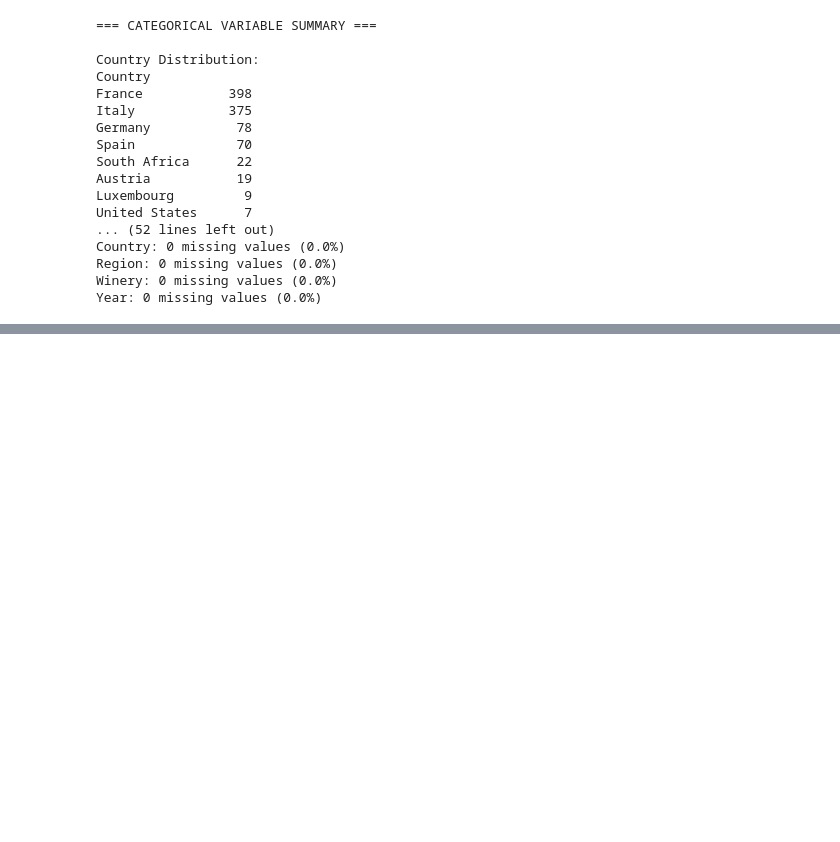
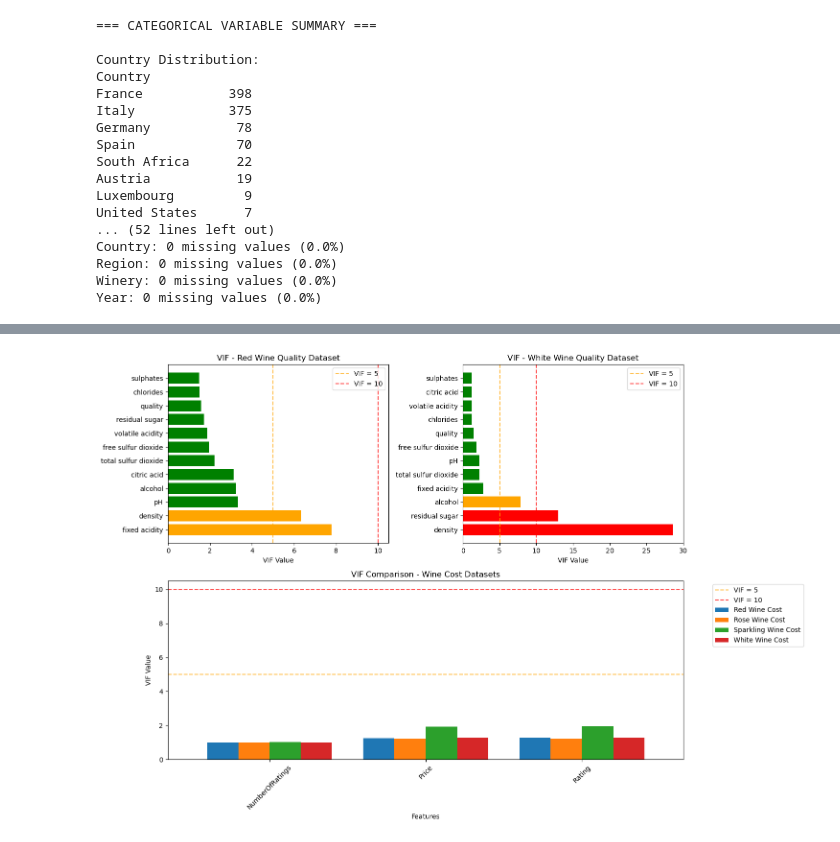
Before and after one commit to dylangeorg3/ENGG2112_Project, a Jupyter notebook: DatasetAnalysis.ipynb, the cells around one changed output, grey strips where cells are left out. Drawn from its saved outputs; the diff is of its cells as text; code cells hidden in the pictures; blank space fills up the shorter version.

Commit message:
Added VIF analysis
Analysis of feature correlation in datasets.

```diff
--- a/DatasetAnalysis.ipynb
+++ b/DatasetAnalysis.ipynb
@@ -957,0 +1040,11 @@ Year: 0 missing values (0.0%)
+# %%
+# White wine quality dataset
+white_numerical_cols = ['fixed acidity', 'volatile acidity', 'citric acid', 'residual sugar',
+                       'chlorides', 'free sulfur dioxide', 'total sulfur dioxide', 'density',
+                       'pH', 'sulphates', 'alcohol', 'quality']
+
+print("White Wine Quality Dataset VIF:")
+white_vif = calculate_vif(df_white, white_numerical_cols)
+print(white_vif)
+print(f"\nFeatures with VIF > 10: {len(white_vif[white_vif['VIF'] > 10])}")
+print(f"Features with VIF > 5: {len(white_vif[white_vif['VIF'] > 5])}")
@@ -957,0 +1111,52 @@ Year: 0 missing values (0.0%)
+# %%
+# Visualize VIF results
+plt.figure(figsize=(15, 10))
+
+# Plot VIF for red wine quality dataset
+plt.subplot(2, 2, 1)
+red_vif_plot = red_vif.copy()
+colors = ['red' if x > 10 else 'orange' if x > 5 else 'green' for x in red_vif_plot['VIF']]
+plt.barh(red_vif_plot['Feature'], red_vif_plot['VIF'], color=colors)
+plt.xlabel('VIF Value')
+plt.title('VIF - Red Wine Quality Dataset')
+plt.axvline(x=5, color='orange', linestyle='--', alpha=0.7, label='VIF = 5')
+plt.axvline(x=10, color='red', linestyle='--', alpha=0.7, label='VIF = 10')
+plt.legend()
+
+# Plot VIF for white wine quality dataset
+plt.subplot(2, 2, 2)
+white_vif_plot = white_vif.copy()
+colors = ['red' if x > 10 else 'orange' if x > 5 else 'green' for x in white_vif_plot['VIF']]
+plt.barh(white_vif_plot['Feature'], white_vif_plot['VIF'], color=colors)
+plt.xlabel('VIF Value')
+plt.title('VIF - White Wine Quality Dataset')
+plt.axvline(x=5, color='orange', linestyle='--', alpha=0.7, label='VIF = 5')
+plt.axvline(x=10, color='red', linestyle='--', alpha=0.7, label='VIF = 10')
+plt.legend()
+
+# Plot VIF comparison for cost datasets
+plt.subplot(2, 1, 2)
+cost_vif_comparison = pd.DataFrame()
+for name, dataset in datasets.items():
+    try:
+        vif_result = calculate_vif(dataset, cost_numerical_cols)
+        vif_result['Dataset'] = name
+        cost_vif_comparison = pd.concat([cost_vif_comparison, vif_result])
+    except:
+        continue
+
+if not cost_vif_comparison.empty:
+    pivot_data = cost_vif_comparison.pivot(index='Feature', columns='Dataset', values='VIF')
+    pivot_data.plot(kind='bar', ax=plt.gca(), width=0.8)
+    plt.axhline(y=5, color='orange', linestyle='--', alpha=0.7, label='VIF = 5')
+    plt.axhline(y=10, color='red', linestyle='--', alpha=0.7, label='VIF = 10')
+    plt.title('VIF Comparison - Wine Cost Datasets')
+    plt.xlabel('Features')
+    plt.ylabel('VIF Value')
+    plt.legend(bbox_to_anchor=(1.05, 1), loc='upper left')
+    plt.xticks(rotation=45)
+
+plt.tight_layout()
+plt.show()
+# %% [output]
+[figure, added]
```
Also changed, not shown: parts of 8 cells of this notebook.
